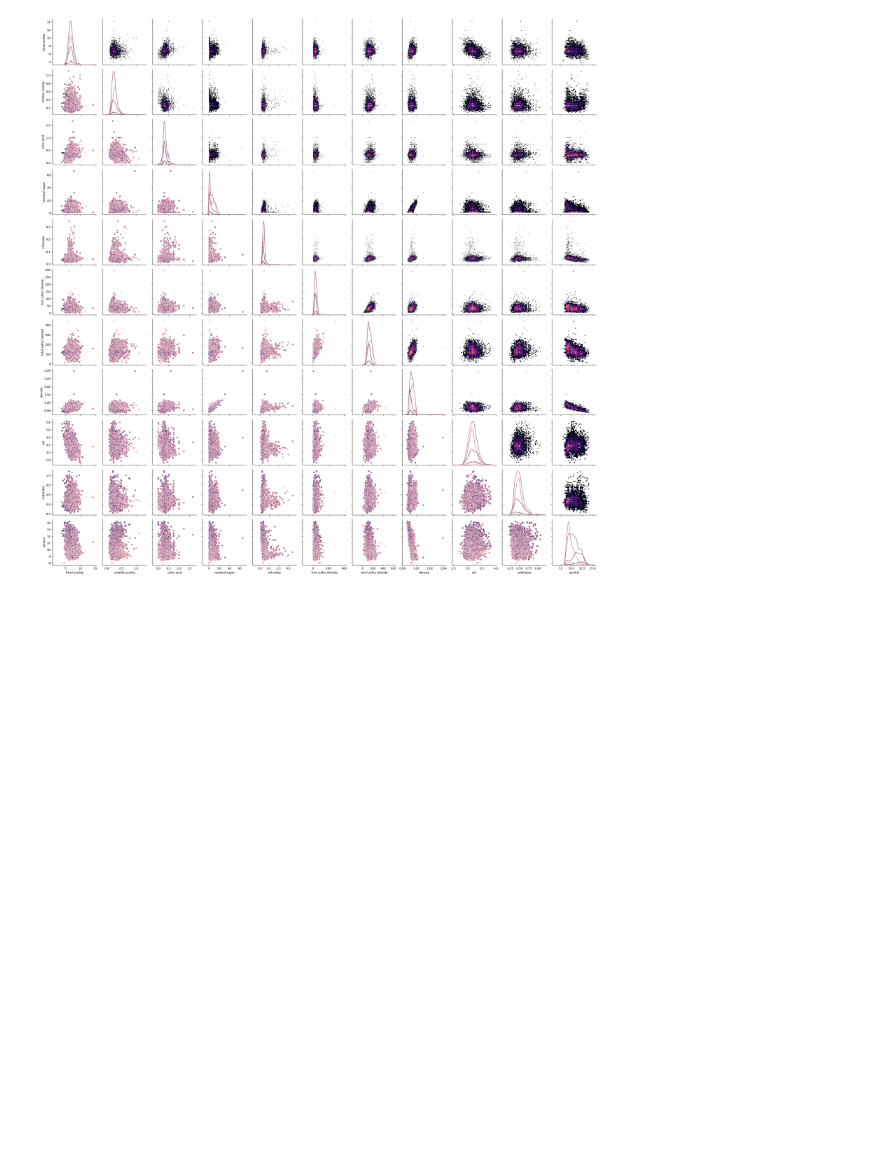
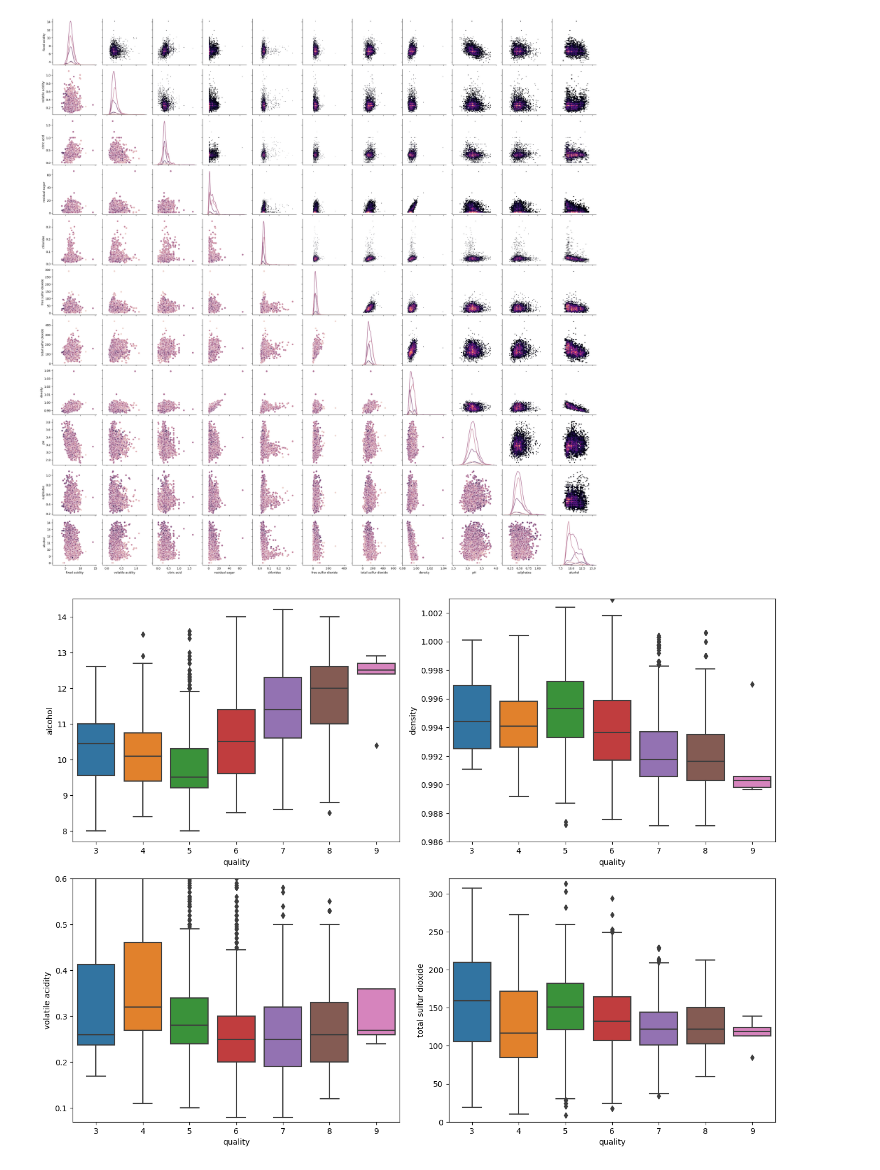
Before and after one commit to mihawb/wine-quality-model, a Jupyter notebook: analysis/dataset-analysis-final.ipynb, the cells around one changed output. Drawn from its saved outputs; the diff is of its cells as text; code cells hidden in the pictures; blank space fills up the shorter version.

```diff
--- a/analysis/dataset-analysis-final.ipynb
+++ b/analysis/dataset-analysis-final.ipynb
@@ -173,3 +175,16 @@ g.map_upper(sns.histplot, cmap='magma')
 # %% [output]
 <seaborn.axisgrid.PairGrid at 0x...>
 [figure]
+# %%
+attrs = ('alcohol', 'density',      'volatile acidity', 'total sulfur dioxide')
+lims =  (None,      (0.986, 1.003), (0.07, 0.6),        (0, 320))
+
+fig, axes = plt.subplots(2, len(attrs) // 2)
+fig.set_size_inches(16, 12)
+fig.subplots_adjust(hspace=0.15, wspace=0.15)
+
+for ax, attr, lim in zip(axes.flatten(), attrs, lims):
+	sns.boxplot(data=wine, x='quality', y=attr, ax=ax)
+	ax.set(ylim=lim)
+# %% [output]
+[figure, added]
```
Also changed, not shown: parts of 4 cells of this notebook, 2 other files.
